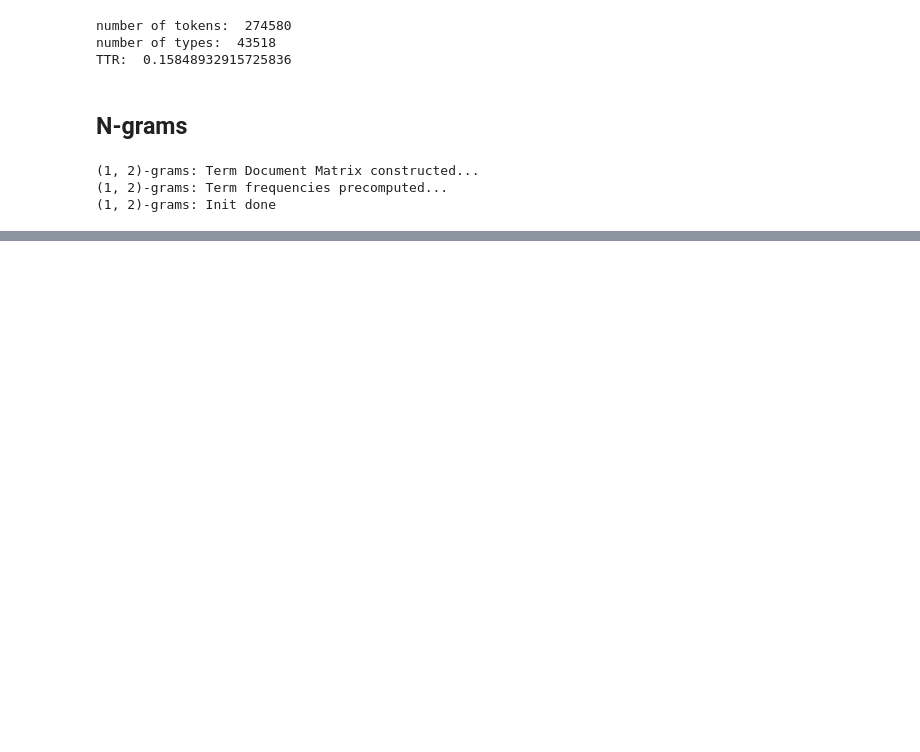
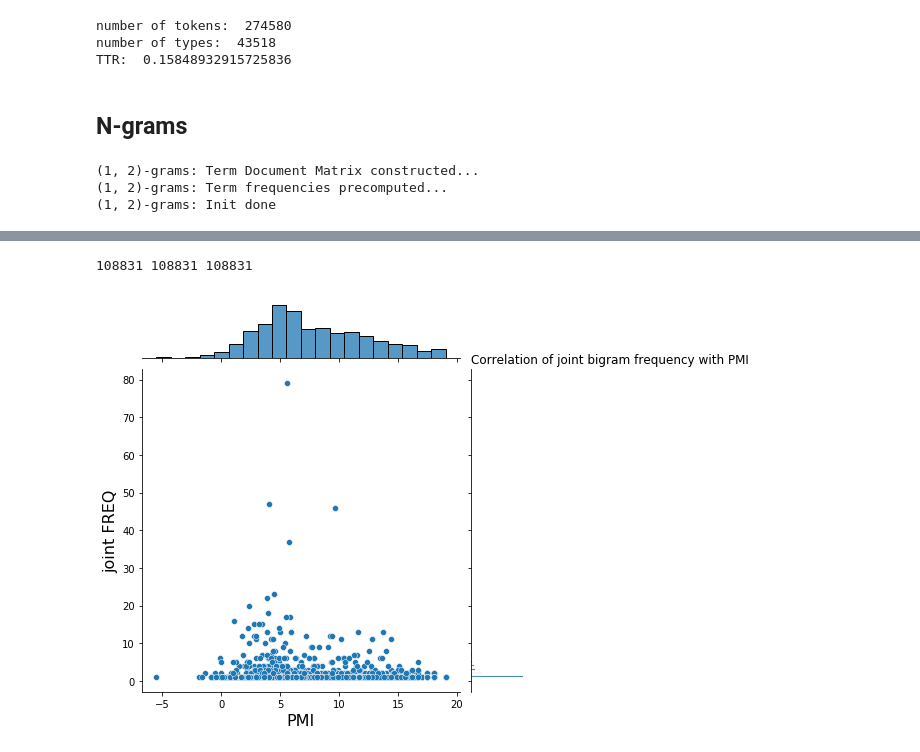
Before and after one commit to valevo/SABIO, a Jupyter notebook: experiments/ex1/pmi.ipynb, the cells around one changed output, grey strips where cells are left out. Saved outputs shown, nothing was run; the diff lists cells and outputs as text; code cells hidden in the pictures; blank space fills up the shorter version.

```diff
--- a/experiments/ex1/pmi.ipynb
+++ b/experiments/ex1/pmi.ipynb
@@ -120,0 +105,11 @@ h.set_axis_labels('PMI', 'LEN', fontsize=16)
+# %%
+fs, pmi_vals = list(zip(*map(lambda t: (NG.freq(*(t[0].split())), t[1]), tqdm(pmis.items()))))
+
+print(len(fs), len(pmi_vals), len(lens))
+
+h = sns.jointplot(x=pmi_vals[:1000], y=fs[:1000])
+_ = h.set_axis_labels('PMI', 'joint FREQ', fontsize=16)
+_ = plt.title("Correlation of joint bigram frequency with PMI", loc="left")
+# %% [output]
+108831 108831 108831
+[figure, added]
```
Also changed, not shown: parts of 22 cells of this notebook, 3 other files.
